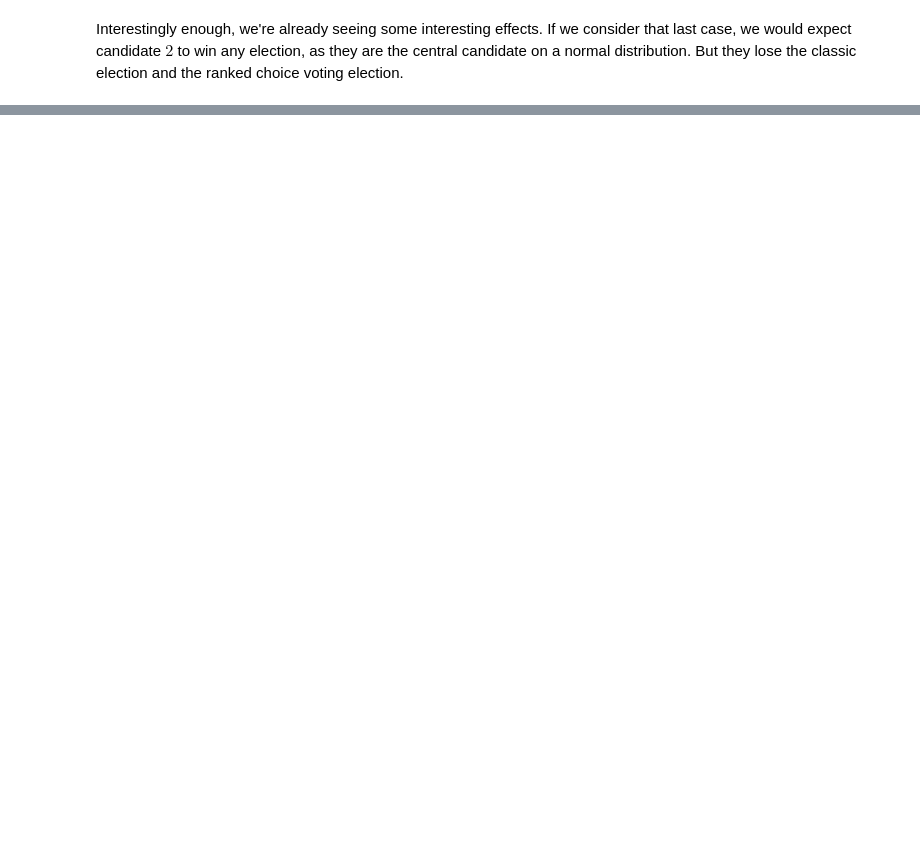
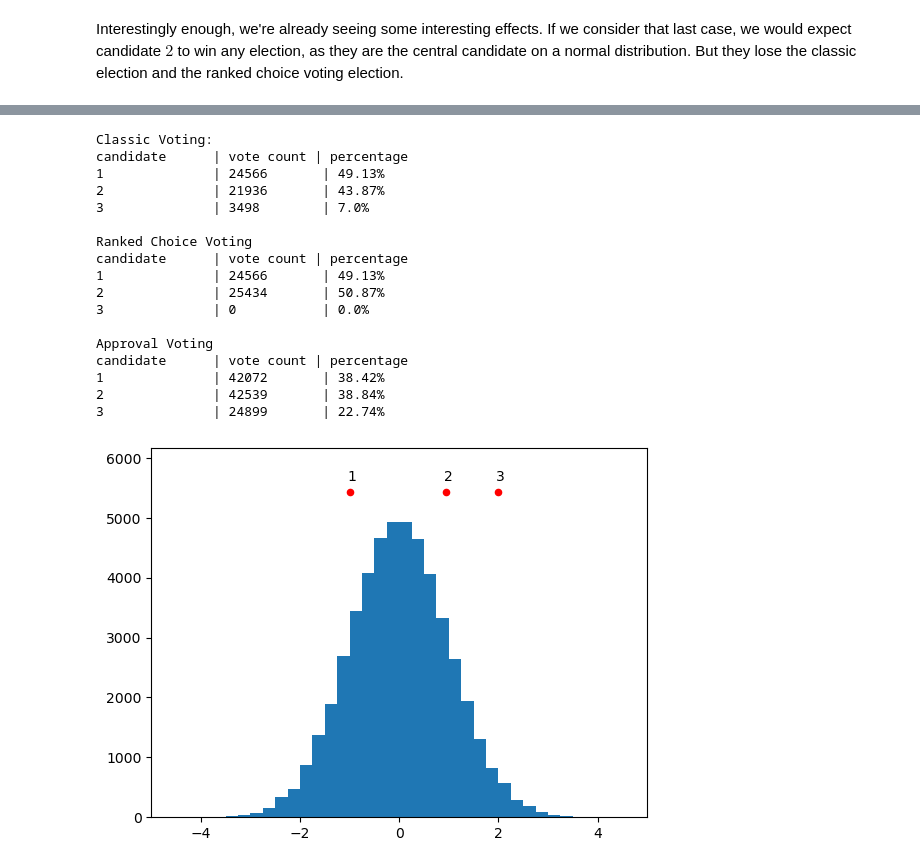
Before and after one commit to rvtayal/votingSim, a Jupyter notebook: quickstart.ipynb, the cells around one changed output, grey strips where cells are left out. Cells and saved outputs as stored; diff of their text form; code cells hidden in the pictures; blank space fills up the shorter version.

```diff
--- a/quickstart.ipynb
+++ b/quickstart.ipynb
@@ -361,0 +414,32 @@ Interestingly enough, we're already seeing some interesting effects. If we consi
+# %%
+candidates = np.array([-1, 0.95, 2])
+number_voters = 50000
+voters = np.random.normal(0, 1, number_voters)
+
+histogram_plot(candidates, voters, text_labels=['1', '2', '3'])
+
+print("Classic Voting:")
+run_election(candidates, voters, classic_voting_machine)
+print("\nRanked Choice Voting")
+run_election(candidates, voters, ranked_choice_voting_machine)
+print("\nApproval Voting")
+run_election(candidates, voters, approval_voting_machine)
+# %% [output]
+Classic Voting:
+candidate      | vote count | percentage
+1              | 24566       | 49.13%
+2              | 21936       | 43.87%
+3              | 3498        | 7.0%
+
+Ranked Choice Voting
+candidate      | vote count | percentage
+1              | 24566       | 49.13%
+2              | 25434       | 50.87%
+3              | 0           | 0.0%
+
+Approval Voting
+candidate      | vote count | percentage
+1              | 42072       | 38.42%
+2              | 42539       | 38.84%
+3              | 24899       | 22.74%
+[figure, added]
```
Also changed, not shown: parts of 10 cells of this notebook.
